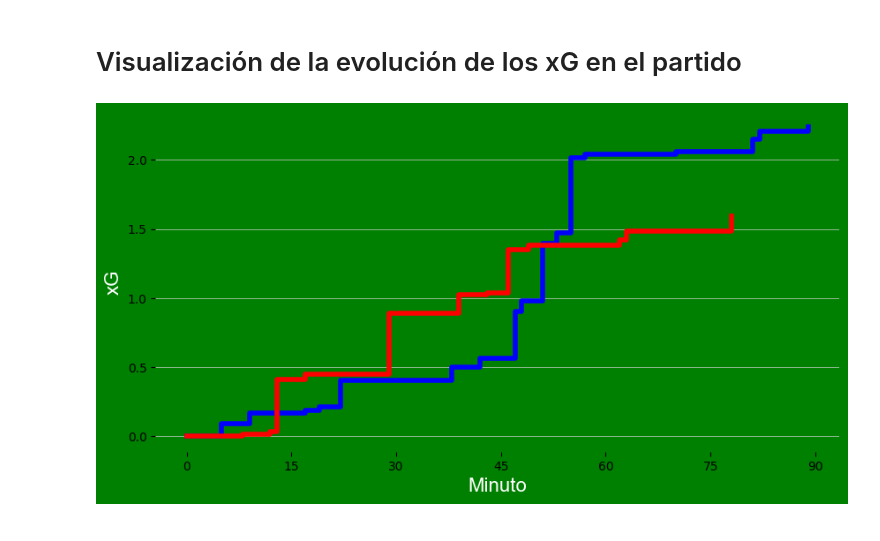
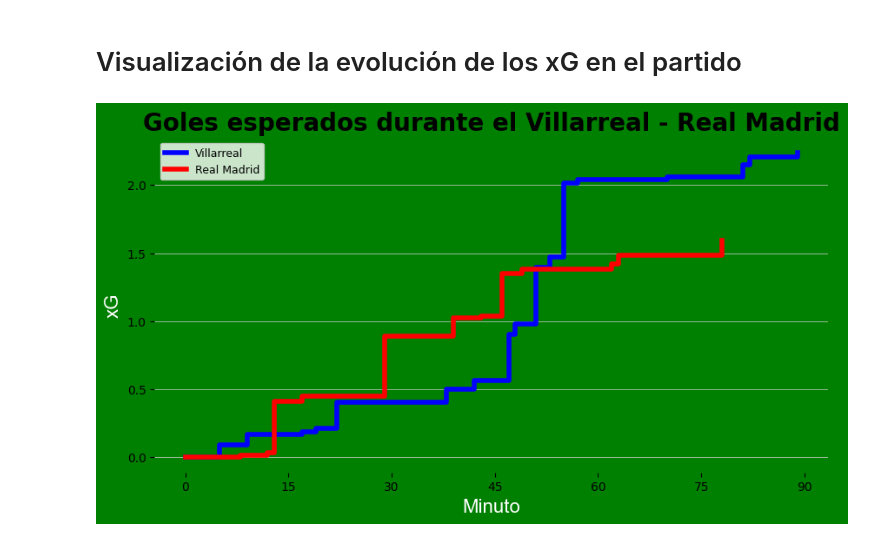
Before and after one commit to srgmrtnvqr/DescargarGolesEsperados, a Jupyter notebook: descargar_partido.ipynb, the cells around one changed output. Cells and saved outputs as stored; diff of their text form; code cells hidden in the pictures.

Commit message:
Añadidos el título y la leyenda para el gráfico.

```diff
--- a/descargar_partido.ipynb
+++ b/descargar_partido.ipynb
@@ -103,31 +103,35 @@ equipo_visitante = df_tiros['equipo'].iloc[-1]
 for i in range(len(df_tiros.index)):    # Añadir los valores del dataframe a las listas correspondientes
     if df_tiros['equipo'][i] == equipo_local:
         xg_local.append(df_tiros['xg'][i])
         minuto_local.append(df_tiros['minuto'][i])
     else:
         xg_visitante.append(df_tiros['xg'][i])
         minuto_vistante.append(df_tiros['minuto'][i])
 xg_local_total = lista_acumulados(xg_local) # Llamada a la función que calcula la lista acumulada
 xg_visitante_total = lista_acumulados(xg_visitante)
 max_xg_local = round(xg_local_total[-1], 2) # Redondear a dos decimales el valor máximo de xG
 max_xg_visitante = round(xg_visitante_total[-1], 2)
 # Comienzo del diseño del gráfico
 fig, ax = plt.subplots(figsize = (10, 5))    # Determinar el tamaño y el color del gráfico
 fig.set_facecolor('green')
 ax.patch.set_facecolor('green')
 ax.grid(lw=.5, color='lightgrey', axis='y', zorder=1)   # Añadir una grilla en el eje y
 #ax.grid(lw=.5, color='lightgrey', axis='x', zorder=1)
 limites = ['right', 'bottom', 'left', 'top']
 for i in limites:
     if i in limites:
         ax.spines[i].set_visible(False)    # Desactivar los límites del gráfico
 plt.xticks([0, 15, 30, 45, 60, 75, 90]) # Determinar el intervalo del eje x
 # Dar un nombre a los ejes
 plt.xlabel('Minuto', fontname='Arial', color='white', fontsize=16)
 plt.ylabel('xG', fontname='Arial', color='white', fontsize=16)
 # Añadir las líneas de la evolución de xG de cada equipo
 ax.step(x=minuto_local, y=xg_local_total, color='blue', label=equipo_local, linewidth=4, where='post')
 ax.step(x=minuto_vistante, y=xg_visitante_total, color='red', label=equipo_visitante, linewidth=4, where='post')
+# Añadir el título y la leyenda
+ax.set_title(f'Goles esperados durante el {equipo_local} - {equipo_visitante}', loc='center',
+             fontdict={'fontsize':20, 'fontweight':'bold', 'color':'black'})
+ax.legend(loc='upper left', fontsize=9)
 plt.savefig("xg_partido.jpg")
 # %% [output]
-[figure, old version]
+[figure, new version]
```
Also changed, not shown: parts of 1 cell of this notebook.
